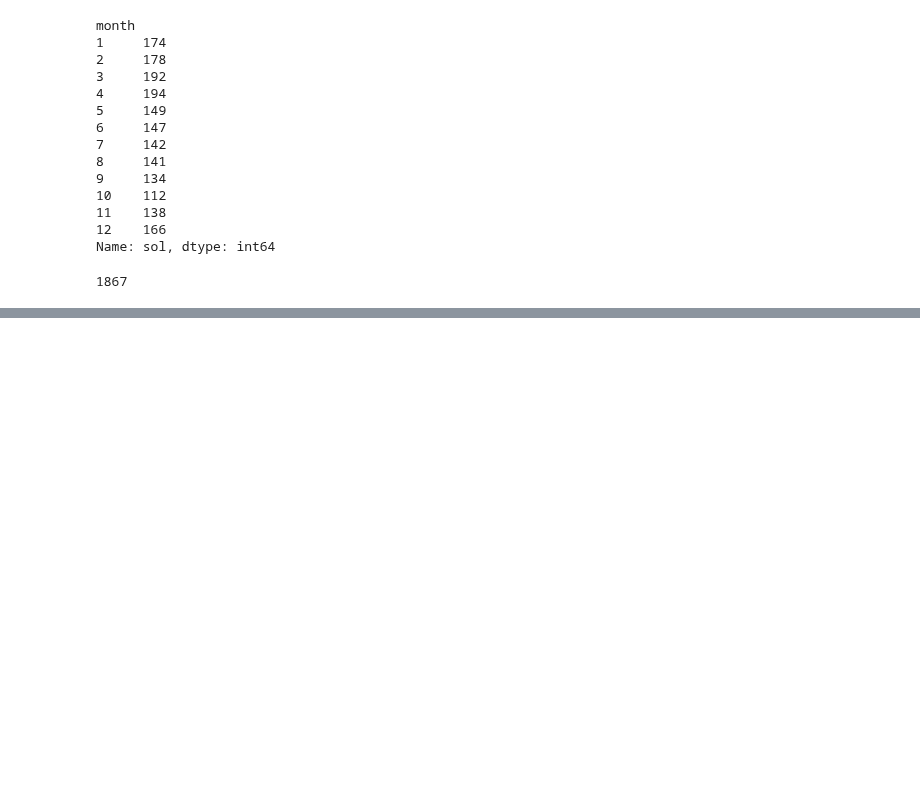
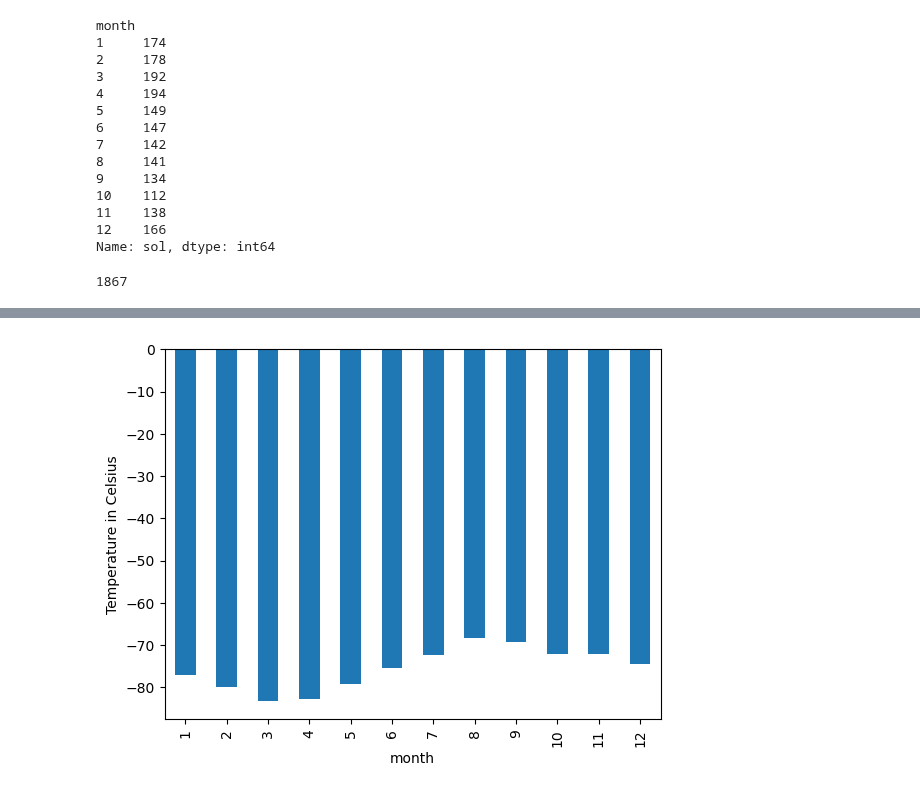
Before and after one commit to VinnyShankar/data-collection-challenge, a Jupyter notebook: Mars/part_2_mars_weather.ipynb, the cells around one changed output, grey strips where cells are left out. Cells and saved outputs as stored; diff of their text form; code cells hidden in the pictures; blank space fills up the shorter version.

Commit message:
temperature analysis

```diff
--- a/Mars/part_2_mars_weather.ipynb
+++ b/Mars/part_2_mars_weather.ipynb
@@ -103,3 +103,7 @@ Name: sol, dtype: int64
 len(df)
 # %% [output]
 1867
+# %%
+# What is the average low temperature by month?
+avg_temp_month = df.groupby("month").mean()["min_temp"]
+avg_temp_month
@@ -105,0 +125,8 @@ len(df)
+# %%
+# Plot the average temperature by month
+avg_temp_month.plot.bar()
+plt.xlabel("month")
+plt.ylabel("Temperature in Celsius")
+plt.show()
+# %% [output]
+[figure, added]
```
Also changed, not shown: parts of 2 cells of this notebook.
